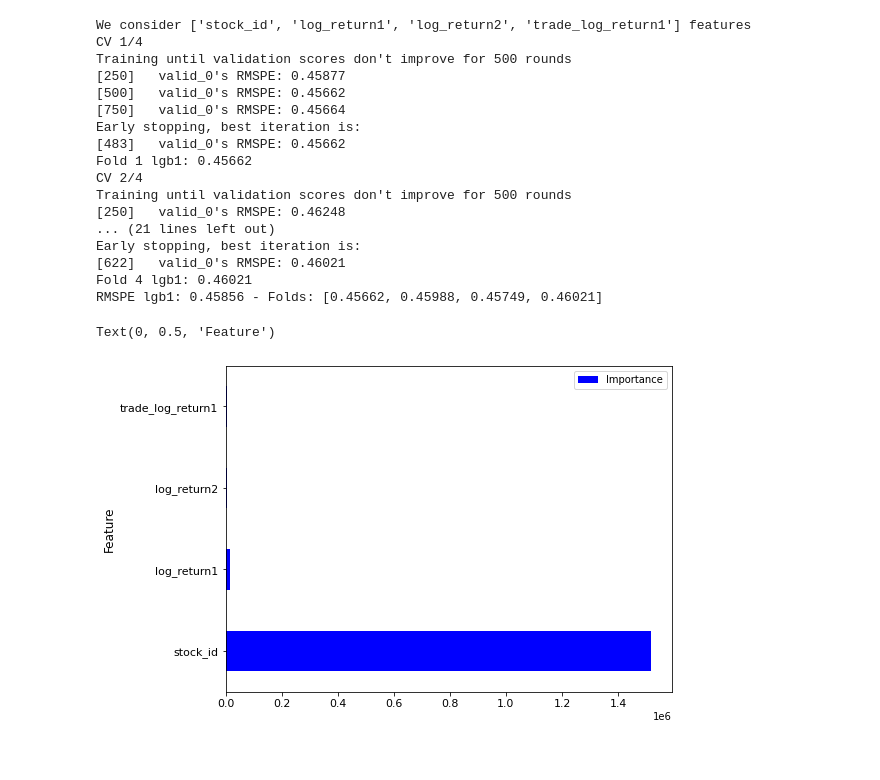
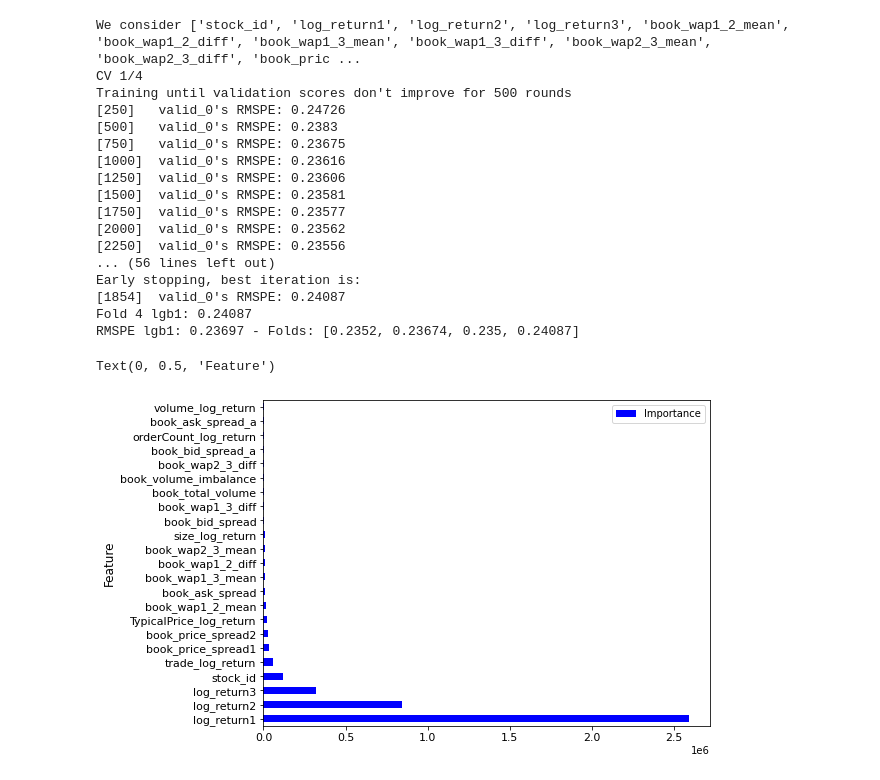
Before and after one commit to tsugumi-sys/kaggle-optiver, a Jupyter notebook: playground/LGB_starter/lgm_starter.ipynb, the cells around one changed output. Cells and saved outputs as stored; diff of their text form; code cells hidden in the pictures.

Commit message:
Add features Why: To improve score How: see somebody's kaggle code Tags: Add
Sponsored-by: Name <me@example.com>

```diff
--- a/playground/LGB_starter/lgm_starter.ipynb
+++ b/playground/LGB_starter/lgm_starter.ipynb
@@ -87,7 +137,7 @@ params_lgbm = {
 # %%
 # Train data
 train = pd.read_csv(path_root + '/train.csv')
-train_stock_stat_df = get_dataSet(stock_ids=train['stock_id'][:5].unique(), dataType='train')
+train_stock_stat_df = get_dataSet(stock_ids=train['stock_id'].unique(), dataType='train')
 train = pd.merge(train, train_stock_stat_df, on=['stock_id', 'time_id'], how='left').fillna(0)
 print('Test shape:', train.shape)
 
@@ -104,7 +164,7 @@ Test shape: (3, 6)
 cats = ['stock_id']
 model_name = 'lgb1'
 pred_name = 'pred_{}'.format(model_name)
-features_to_consider = ['stock_id', 'log_return1', 'log_return2', 'trade_log_return1']
+features_to_consider = [col for col in train.columns if not col in ['time_id', 'target', 'pred_lgb1']]
 print('We consider {} features'.format(features_to_consider))
 
 train[pred_name] = 0
@@ -124,45 +184,45 @@ for dev_index, val_index in kf.split(range(len(train))):
 
     train_data = lgb.Dataset(X_train, label=y_train, categorical_feature=cats, weight=1/np.power(y_train, 2))
     val_data = lgb.Dataset(X_val, label=y_val, categorical_feature=cats, weight=1/np.power(y_val, 2))
 
     model = lgb.train(params_lgbm, train_data, n_rounds, valid_sets=val_data, feval=feval_RMSPE, verbose_eval=250, early_stopping_rounds=500)
     preds = model.predict(train.loc[val_index, features_to_consider])
     train.loc[val_index, pred_name] = preds
     score = round(rmspe(y_true=y_val, y_pred=preds), 5)
     print('Fold {} {}: {}'.format(counter, model_name, score))
     scores_folds[model_name].append(score)
     counter += 1
     test[target_name] += model.predict(test[features_to_consider]).clip(0, 1e10)
 del train_data, val_data
 test[target_name] = test[target_name]/n_folds
 
 score = round(rmspe(y_true=train[target_name].values, y_pred=train[pred_name].values), 5)
 print('RMSPE {}: {} - Folds: {}'.format(model_name, score, scores_folds[model_name]))
 test[['row_id', target_name]].to_csv('submission.csv', index=False)
 
 importances = pd.DataFrame({'Feature': model.feature_name(),
                             'Importance': model.feature_importance(importance_type='gain')})
 importances.sort_values(by='Importance', inplace=True)
 importances2 = importances.nlargest(50, 'Importance', keep='first').sort_values(by='Importance', ascending=False)
 importances2[['Importance', 'Feature']].plot(kind='barh', x='Feature', figsize=(8, 6), color='blue', fontsize=11)
 plt.ylabel('Feature', fontsize=12)
 # %% [output]
-We consider ['stock_id', 'log_return1', 'log_return2', 'trade_log_return1'] features
+We consider ['stock_id', 'log_return1', 'log_return2', 'log_return3', 'book_wap1_2_mean', 'book_wap1_2_diff', 'book_wap1_3_mean', 'book_wap1_3_diff', 'book_wap2_3_mean', 'book_wap2_3_diff', 'book_pric ...
 CV 1/4
 Training until validation scores don't improve for 500 rounds
-[250]   valid_0's RMSPE: 0.45877
-[500]   valid_0's RMSPE: 0.45662
-[750]   valid_0's RMSPE: 0.45664
+[250]   valid_0's RMSPE: 0.24726
+[500]   valid_0's RMSPE: 0.2383
+[750]   valid_0's RMSPE: 0.23675
+[1000]  valid_0's RMSPE: 0.23616
+[1250]  valid_0's RMSPE: 0.23606
+[1500]  valid_0's RMSPE: 0.23581
+[1750]  valid_0's RMSPE: 0.23577
+[2000]  valid_0's RMSPE: 0.23562
+[2250]  valid_0's RMSPE: 0.23556
+... (56 lines left out)
 Early stopping, best iteration is:
-[483]   valid_0's RMSPE: 0.45662
-Fold 1 lgb1: 0.45662
-CV 2/4
-Training until validation scores don't improve for 500 rounds
-[250]   valid_0's RMSPE: 0.46248
-... (21 lines left out)
-Early stopping, best iteration is:
-[622]   valid_0's RMSPE: 0.46021
-Fold 4 lgb1: 0.46021
-RMSPE lgb1: 0.45856 - Folds: [0.45662, 0.45988, 0.45749, 0.46021]
+[1854]  valid_0's RMSPE: 0.24087
+Fold 4 lgb1: 0.24087
+RMSPE lgb1: 0.23697 - Folds: [0.2352, 0.23674, 0.235, 0.24087]
 Text(0, 0.5, 'Feature')
-[figure, old version]
+[figure, new version]
```
Also changed, not shown: parts of 3 cells of this notebook, 2 other files.
